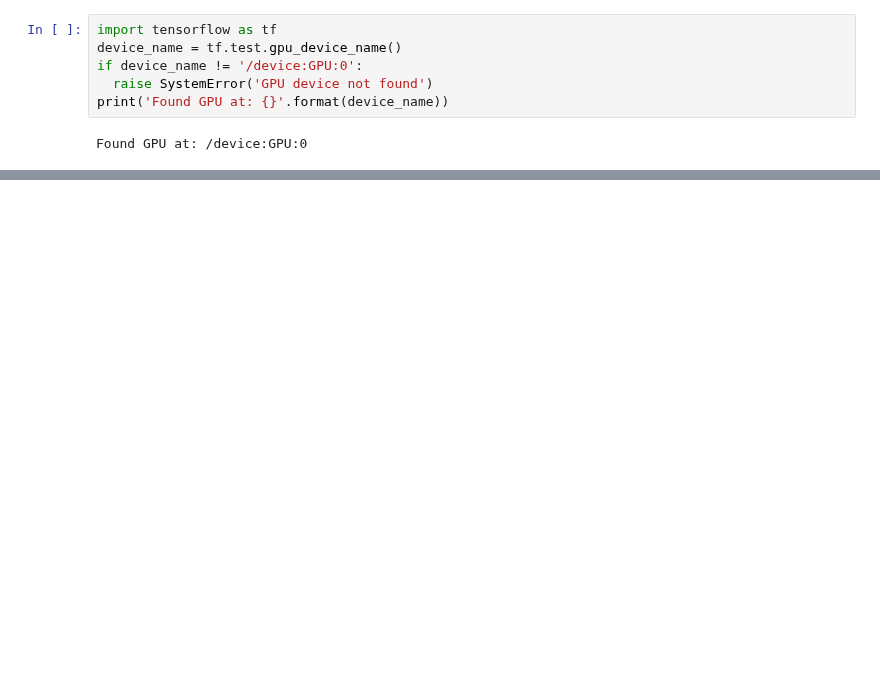
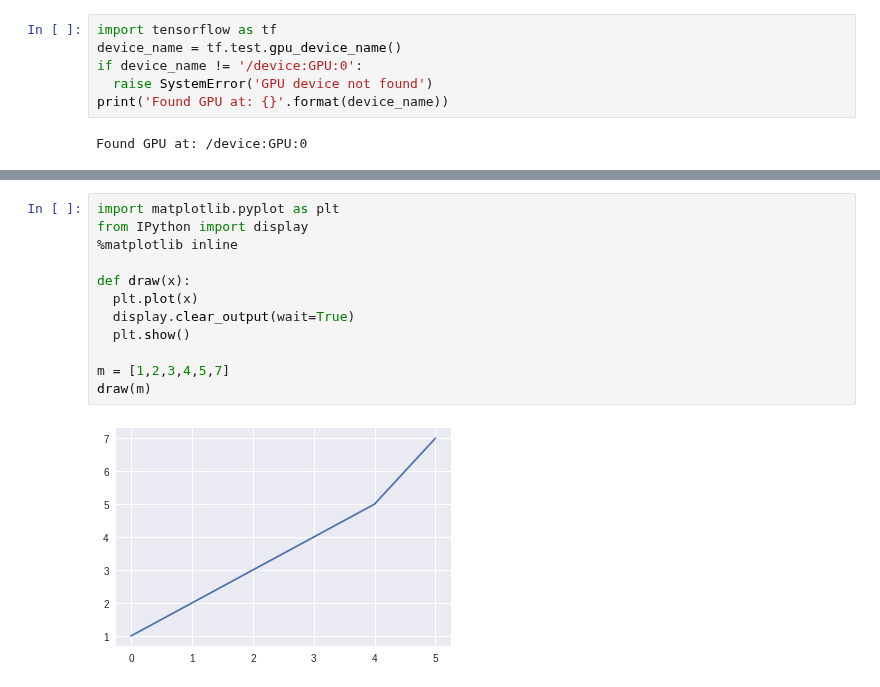
Before and after one commit to samuxiii/prototypes, a Jupyter notebook: aigym/pong/pong.ipynb, the cells around one changed output, grey strips where cells are left out. Drawn from its saved outputs; the diff is of its cells as text; blank space fills up the shorter version.

```diff
--- a/aigym/pong/pong.ipynb
+++ b/aigym/pong/pong.ipynb
@@ -143,3 +191,17 @@ class Agent:
+# %%
+import matplotlib.pyplot as plt
+from IPython import display
+%matplotlib inline
+
+def draw(x):
+  plt.plot(x)
+  display.clear_output(wait=True)
+  plt.show()
+
+m = [1,2,3,4,5,7]
+draw(m)
+# %% [output]
+[figure, added]
 # %%
 import os
 import gym
```
Also changed, not shown: parts of 5 cells of this notebook.
